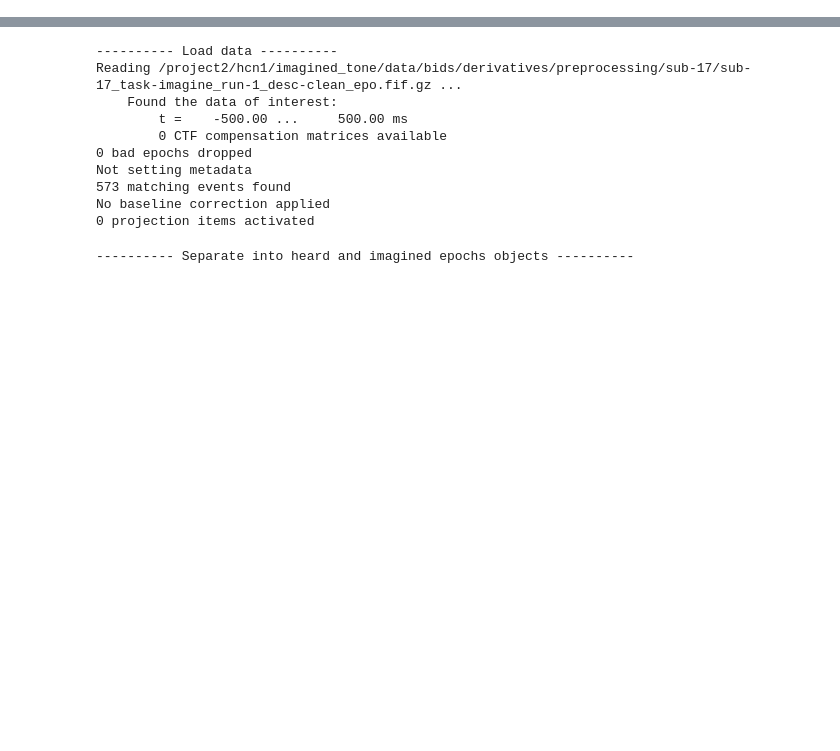
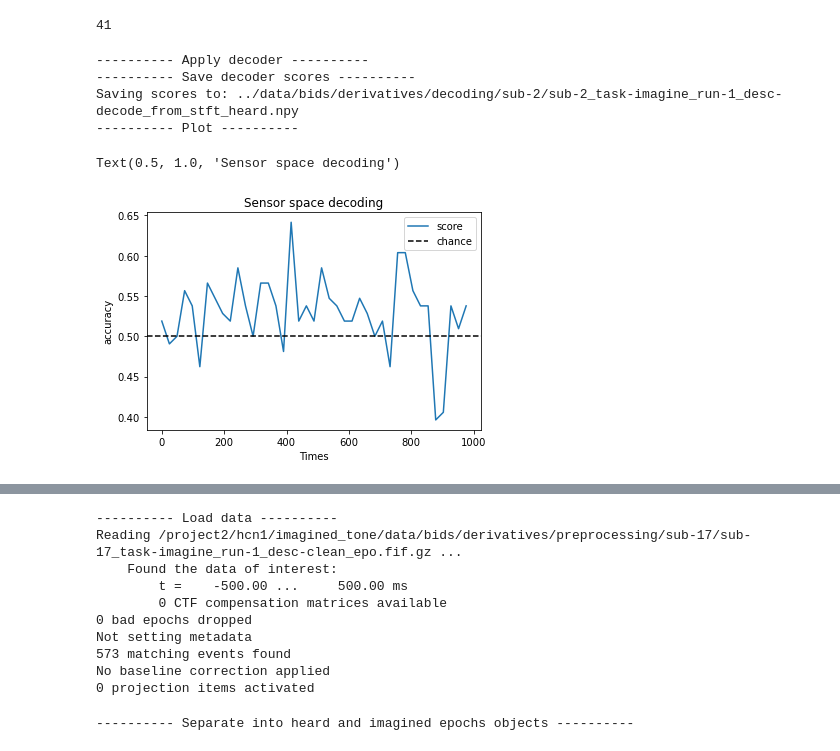
Before and after one commit to letitiayhho/imagined_tone, a Jupyter notebook: analysis/test_decode_from_wavelets.ipynb, the cells around one changed output, grey strips where cells are left out. Saved outputs shown, nothing was run; the diff lists cells and outputs as text; code cells hidden in the pictures; blank space fills up the shorter version.

Commit message:
Predict and decoding scripts are working now

```diff
--- a/analysis/test_decode_from_wavelets.ipynb
+++ b/analysis/test_decode_from_wavelets.ipynb
@@ -0,0 +1,34 @@
+# %%
+len(scores)
+# %% [output]
+41
+# %%
+
+print("---------- Apply decoder ----------")
+scores = estimator.score(Zxxs_imagined, y_imagined)
+# scores = np.mean(scores, axis = 0) # average across cv splits
+
+print("---------- Save decoder scores ----------")
+print('Saving scores to: ' + scores_fpath)
+np.save(scores_fpath, scores)
+
+# Plot
+print("---------- Plot ----------")
+windows = list(range(len(scores)))
+msec_per_window = 1000/41
+x = [window*msec_per_window for window in windows]
+
+fig, ax = plt.subplots()
+ax.plot(x, scores, label = 'score')
+ax.axhline(1/n_stimuli, color = 'k', linestyle = '--', label = 'chance')
+ax.set_xlabel('Times')
+ax.set_ylabel(metric)  # Area Under the Curve
+ax.legend()
+ax.set_title('Sensor space decoding')
+# %% [output]
+---------- Apply decoder ----------
+---------- Save decoder scores ----------
+Saving scores to: ../data/bids/derivatives/decoding/sub-2/sub-2_task-imagine_run-1_desc-decode_from_stft_heard.npy
+---------- Plot ----------
+Text(0.5, 1.0, 'Sensor space decoding')
+[figure, added]
```
Also changed, not shown: parts of 9 cells of this notebook, 7 other files.
